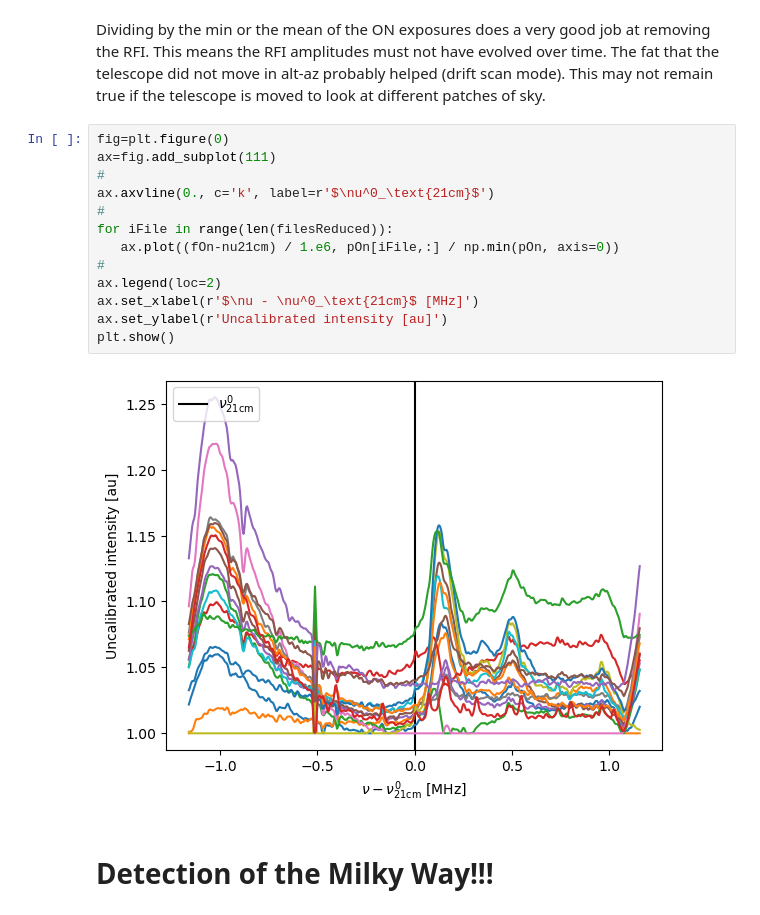
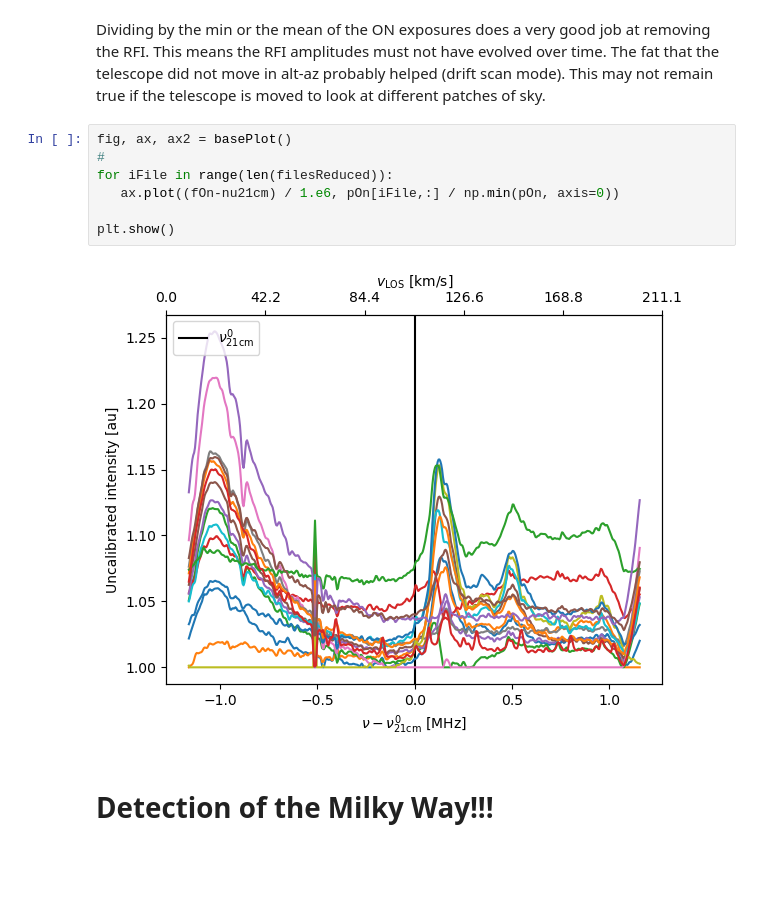
Before and after one commit to daleghent/DIY21cm, a Jupyter notebook: mw_detection_20240531.ipynb, the cells around one changed output. Saved outputs shown, nothing was run; the diff lists cells and outputs as text; blank space fills up the shorter version.

```diff
--- a/mw_detection_20240531.ipynb
+++ b/mw_detection_20240531.ipynb
@@ -152,21 +169,15 @@ Dividing by the min or the mean of the ON exposures does a very good job at remo
 This means the RFI amplitudes must not have evolved over time.
 The fat that the telescope did not move in alt-az probably helped (drift scan mode).
 This may not remain true if the telescope is moved to look at different patches of sky.
-# %%
-fig=plt.figure(0)
-ax=fig.add_subplot(111)
-#
-ax.axvline(0., c='k', label=r'$\nu^0_\text{21cm}$')
-#
-for iFile in range(len(filesReduced)):
-   ax.plot((fOn-nu21cm) / 1.e6, pOn[iFile,:] / np.min(pOn, axis=0))
-#
-ax.legend(loc=2)
-ax.set_xlabel(r'$\nu - \nu^0_\text{21cm}$ [MHz]')
-ax.set_ylabel(r'Uncalibrated intensity [au]')
-plt.show()
-# %% [output]
-[figure, removed]
+# %%
+fig, ax, ax2 = basePlot()
+#
+for iFile in range(len(filesReduced)):
+   ax.plot((fOn-nu21cm) / 1.e6, pOn[iFile,:] / np.min(pOn, axis=0))
+
+plt.show()
+# %% [output]
+[figure, added]
 # %% [markdown]
 # Detection of the Milky Way!!!
 # %% [markdown]
```
Also changed, not shown: parts of 24 cells of this notebook.
